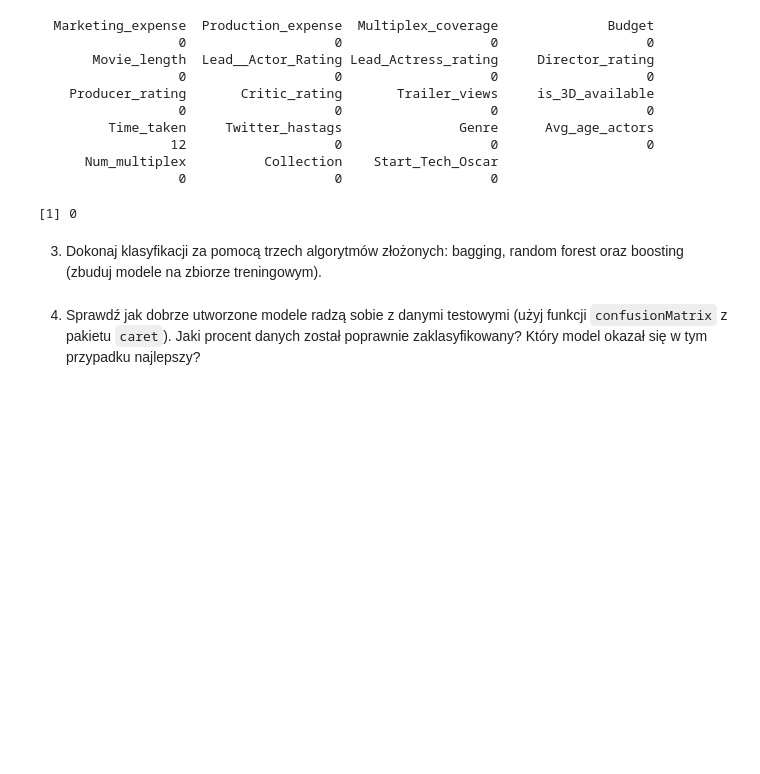
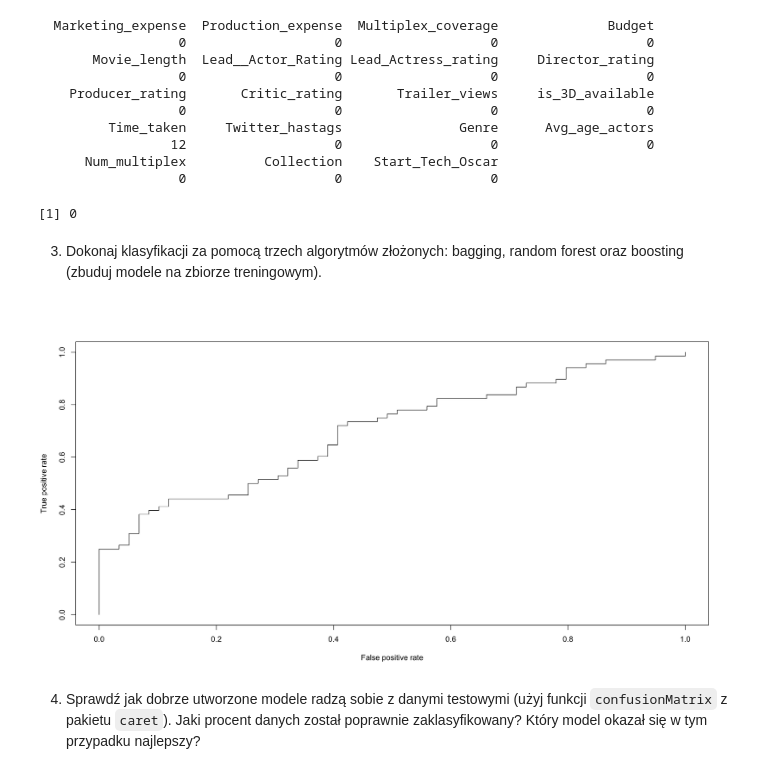
Before and after one commit to stawarzkrzysztof/uczenie_maszynowe_ifs2024, a Jupyter notebook: 04_12_2024/08-UM2024-modele_zlozone.ipynb, the cells around one changed output. Saved outputs shown, nothing was run; the diff lists cells and outputs as text; code cells hidden in the pictures; blank space fills up the shorter version.

```diff
--- a/04_12_2024/08-UM2024-modele_zlozone.ipynb
+++ b/04_12_2024/08-UM2024-modele_zlozone.ipynb
@@ -168,5 +168,14 @@ df %>%
   nrow()
 # %% [output]
 [1] 0
+# %%
+set.seed(2024)
+split <- rsample::initial_split(df, prop = 0.75)
+
+X_train <- rsample::training(split)
+X_test <- rsample::testing(split)
+
+y_train <- X_train$Start_Tech_Oscar
+y_test <- X_test$Start_Tech_Oscar
 # %% [markdown]
 3. Dokonaj klasyfikacji za pomocą trzech algorytmów złożonych: bagging, random forest oraz boosting (zbuduj modele na zbiorze treningowym).
@@ -173,2 +186,17 @@ df %>%
+# %%
+logistic_model <- glm(Start_Tech_Oscar ~ .,
+                      family = binomial,
+                      data = X_train)
+
+
+y_pred <- predict(logistic_model,
+                  type = "response",
+                  newdata = X_test)
+
+pred = prediction(y_pred, y_test)
+perf <- performance(pred, "tpr", "fpr")
+plot(perf)
+# %% [output]
+[figure, added]
 # %% [markdown]
 4. Sprawdź jak dobrze utworzone modele radzą sobie z danymi testowymi (użyj funkcji `confusionMatrix` z pakietu `caret`). Jaki procent danych został poprawnie zaklasyfikowany? Który model okazał się w tym przypadku najlepszy?
```
Also changed, not shown: parts of 1 cell of this notebook.
